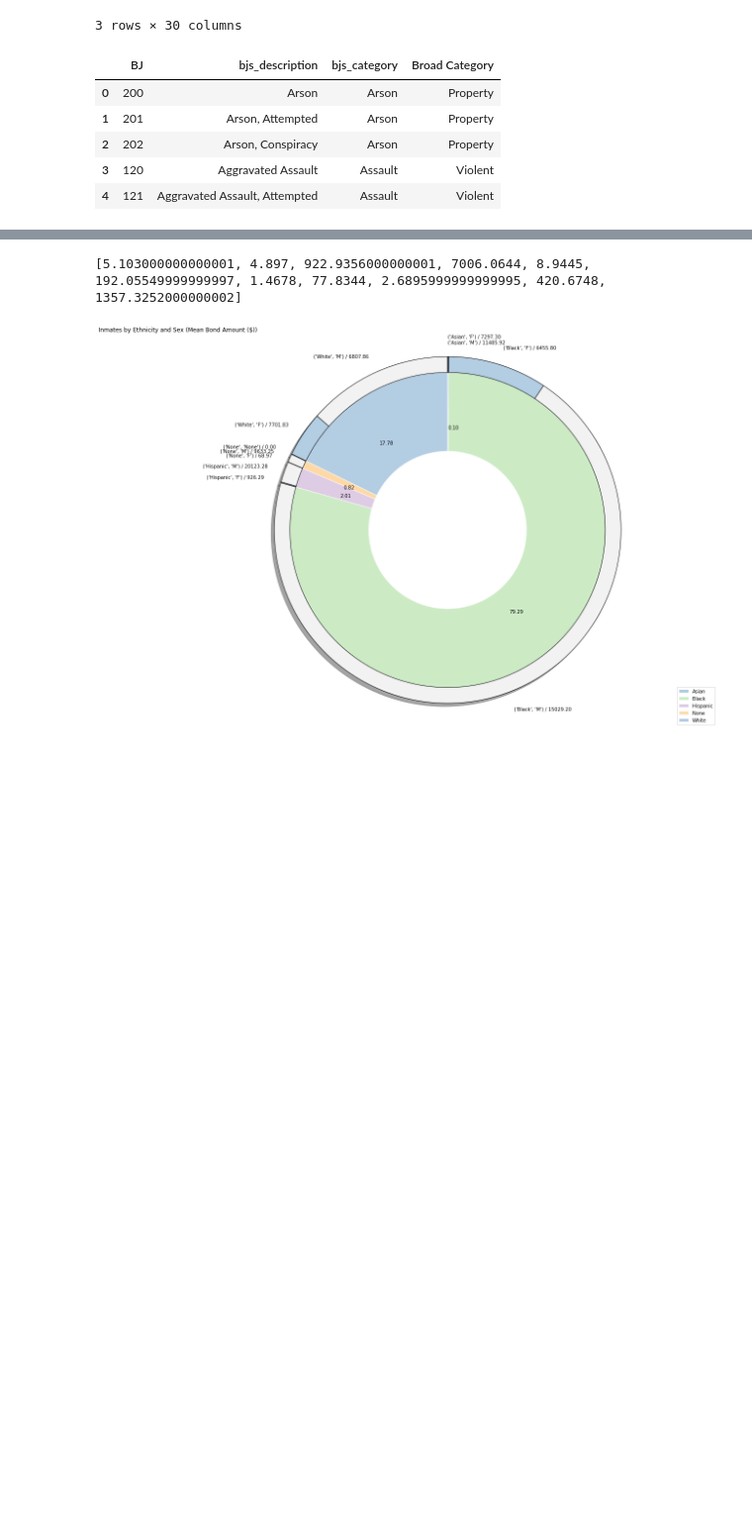
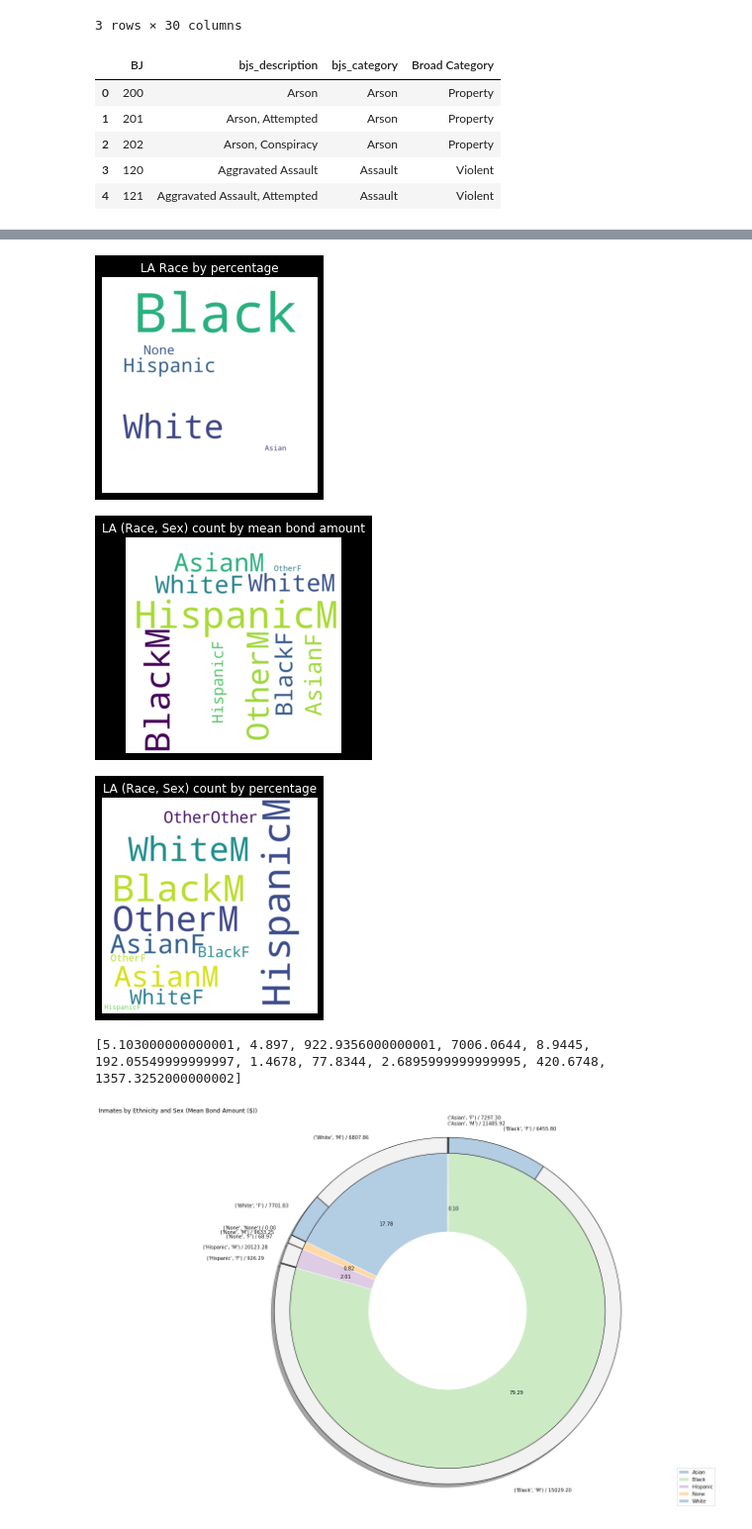
Before and after one commit to andyj1/bailproject, a Jupyter notebook: ontology_.ipynb, the cells around one changed output, grey strips where cells are left out. Shown at 99% size. Cells and saved outputs as stored; diff of their text form; code cells hidden in the pictures; blank space fills up the shorter version.

Commit message:
added wordcloud

```diff
--- a/ontology_.ipynb
+++ b/ontology_.ipynb
@@ -102,3 +116,68 @@ sex percentage per race in LA
+# %%
+# race percentage ==================
+for key in race_percentage:
+    race_percentage[key] = int(float(race_percentage[key])*100)
+
+# Create and generate a word cloud image
+from wordcloud import WordCloud, STOPWORDS, ImageColorGenerator
+stopwords = set(STOPWORDS)
+wordcloud = WordCloud(width = 800, height = 800,
+                background_color ='white',
+                stopwords = stopwords,
+                min_font_size = 10).generate_from_frequencies(race_percentage)
+
+# Display the generated image:
+plt.imshow(wordcloud, interpolation='bilinear')
+plt.axis("off")
+plt.title("LA Race by percentage")
+plt.savefig("./race_percentage.png")
+plt.show()
+
+# mean bond ==================
+filtered = dict()
+for key in mean_bond_per_sex_race:
+    k = str(key).strip("(), ").replace("'",'').replace(", ",'').replace("None","Other")
+    filtered[k] = int(float(mean_bond_per_sex_race[key])*100)
+
+# Create and generate a word cloud image
+from wordcloud import WordCloud, STOPWORDS, ImageColorGenerator
+stopwords = set(STOPWORDS)
+wordcloud = WordCloud(width = 800, height = 800,
+                background_color ='white',
+                stopwords = stopwords,
+                min_font_size = 10).generate_from_frequencies(filtered)
+
+# Display the generated image:
+plt.imshow(wordcloud, interpolation='bilinear')
+plt.axis("off")
+plt.title("LA (Race, Sex) count by mean bond amount")
+plt.savefig("./mean_bond_per_sex_race.png")
+plt.show()
+
+# sex and race ==================
+filtered = dict()
+for key in sex_per_race_percentage:
+    k = str(key).strip("(), ").replace("'",'').replace(", ",'').replace("None","Other")
+    filtered[k] = int(float(sex_per_race_percentage[key])*100)
+
+# Create and generate a word cloud image
+from wordcloud import WordCloud, STOPWORDS, ImageColorGenerator
+stopwords = set(STOPWORDS)
+wordcloud = WordCloud(width = 800, height = 800,
+                background_color ='white',
+                stopwords = stopwords,
+                min_font_size = 10).generate_from_frequencies(filtered)
+
+# Display the generated image:
+plt.imshow(wordcloud, interpolation='bilinear')
+plt.axis("off")
+plt.title("LA (Race, Sex) count by percentage")
+plt.savefig("./sex_per_race_percentage.png")
+plt.show()
+# %% [output]
+[figure, added]
+[figure, added]
+[figure, added]
 # %%
 # donut plot
 import matplotlib.pyplot as plt
```
Also changed, not shown: parts of 3 cells of this notebook, 1 other file.
